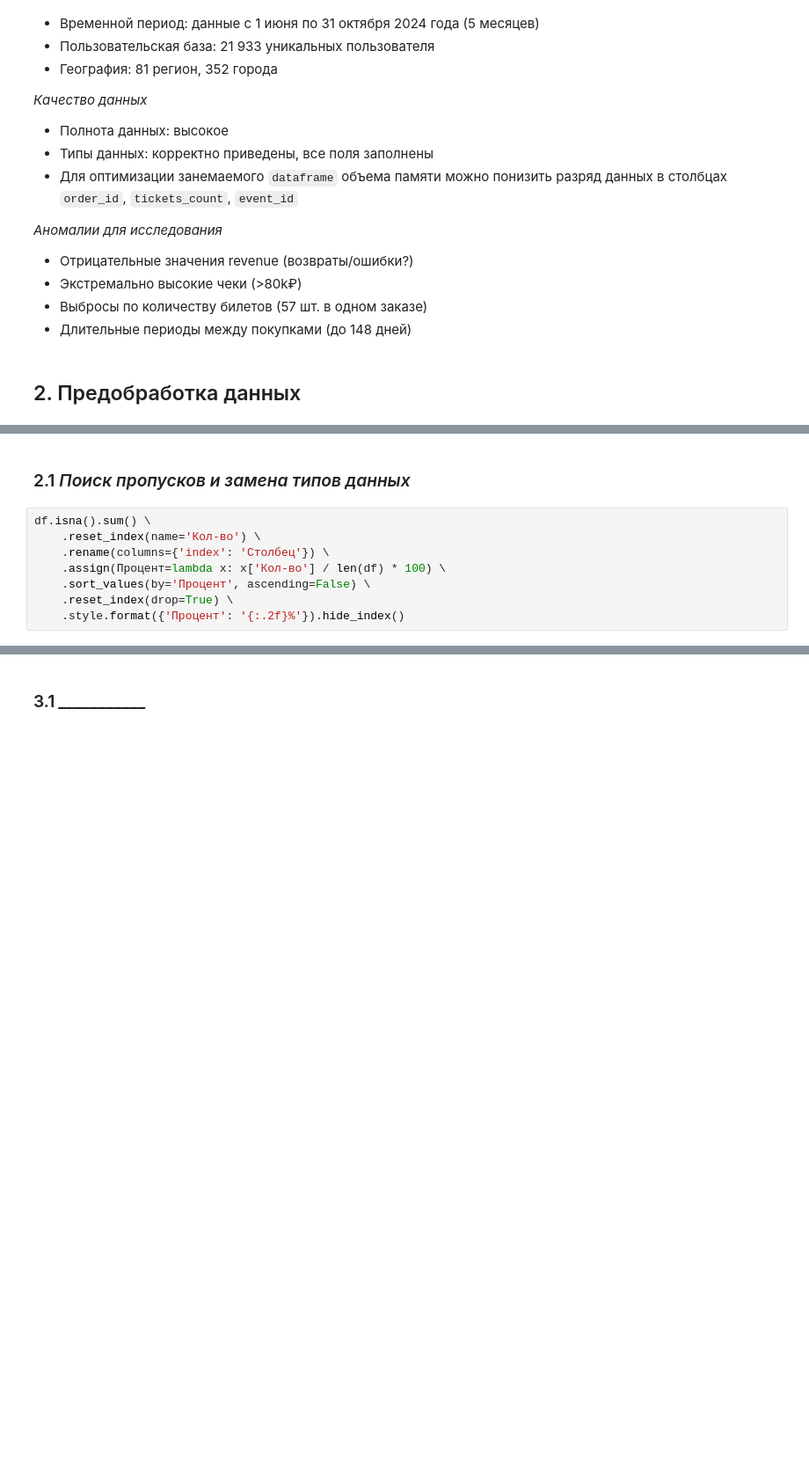
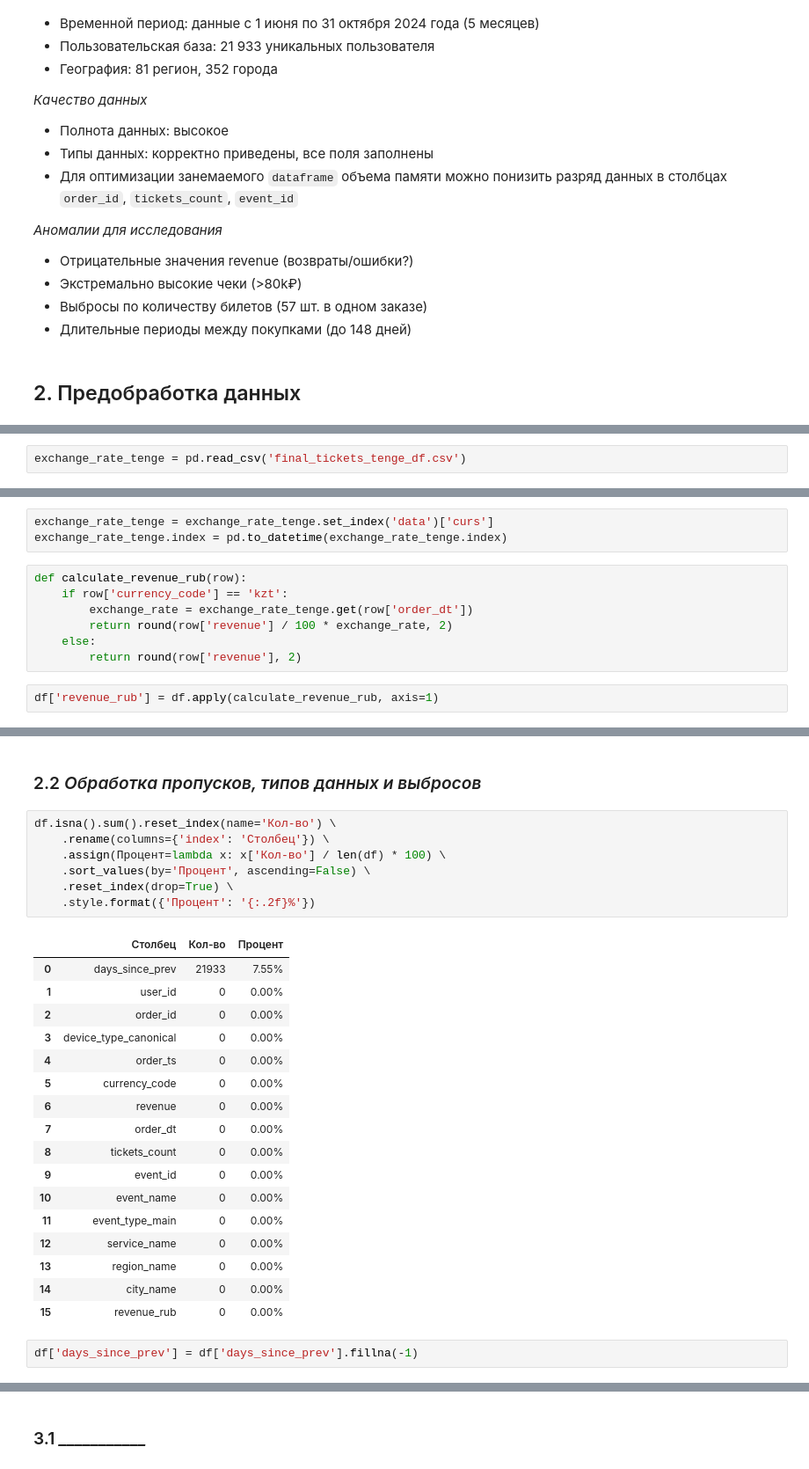
Before and after one commit to MEYakunin/Sprint9_Yandex_Afisha, a Jupyter notebook: Project.ipynb, the cells around one changed output, grey strips where cells are left out. Shown at 88% size. Saved outputs shown, nothing was run; the diff lists cells and outputs as text; blank space fills up the shorter version.

Commit message:
Конвертация валют и создание признака revenue_rub

```diff
--- a/Project.ipynb
+++ b/Project.ipynb
@@ -159,0 +162,2 @@ df.describe(include='all')
+# %%
+exchange_rate_tenge = pd.read_csv('final_tickets_tenge_df.csv')
@@ -159,0 +173,12 @@ df.describe(include='all')
+# %%
+exchange_rate_tenge = exchange_rate_tenge.set_index('data')['curs']
+exchange_rate_tenge.index = pd.to_datetime(exchange_rate_tenge.index)
+# %%
+def calculate_revenue_rub(row):
+    if row['currency_code'] == 'kzt':
+        exchange_rate = exchange_rate_tenge.get(row['order_dt'])
+        return round(row['revenue'] / 100 * exchange_rate, 2)
+    else:
+        return round(row['revenue'], 2)
+# %%
+df['revenue_rub'] = df.apply(calculate_revenue_rub, axis=1)
@@ -160,13 +194,32 @@ df.describe(include='all')
 # %% [markdown]
-### 2.1 *Поиск пропусков и замена типов данных*
+### 2.2 *Обработка пропусков, типов данных и выбросов*
 # %%
-df.isna().sum() \
-    .reset_index(name='Кол-во') \
+df.isna().sum().reset_index(name='Кол-во') \
     .rename(columns={'index': 'Столбец'}) \
     .assign(Процент=lambda x: x['Кол-во'] / len(df) * 100) \
     .sort_values(by='Процент', ascending=False) \
     .reset_index(drop=True) \
-    .style.format({'Процент': '{:.2f}%'}).hide_index()
+    .style.format({'Процент': '{:.2f}%'})
+# %% [output]
+|  | Столбец | Кол-во | Процент |
+| 0 | days_since_prev | 21933 | 7.55% |
+| 1 | user_id | 0 | 0.00% |
+| 2 | order_id | 0 | 0.00% |
+| 3 | device_type_canonical | 0 | 0.00% |
+| 4 | order_ts | 0 | 0.00% |
+| 5 | currency_code | 0 | 0.00% |
+| 6 | revenue | 0 | 0.00% |
+| 7 | order_dt | 0 | 0.00% |
+| 8 | tickets_count | 0 | 0.00% |
+| 9 | event_id | 0 | 0.00% |
+| 10 | event_name | 0 | 0.00% |
+| 11 | event_type_main | 0 | 0.00% |
+| 12 | service_name | 0 | 0.00% |
+| 13 | region_name | 0 | 0.00% |
+| 14 | city_name | 0 | 0.00% |
+| 15 | revenue_rub | 0 | 0.00% |
+# %%
+df['days_since_prev'] = df['days_since_prev'].fillna(-1)
 # %%
 df['order_id'] = df['order_id'].astype('int32')
 df['tickets_count'] = df['tickets_count'].astype('int8')
```
Also changed, not shown: parts of 9 cells of this notebook.
